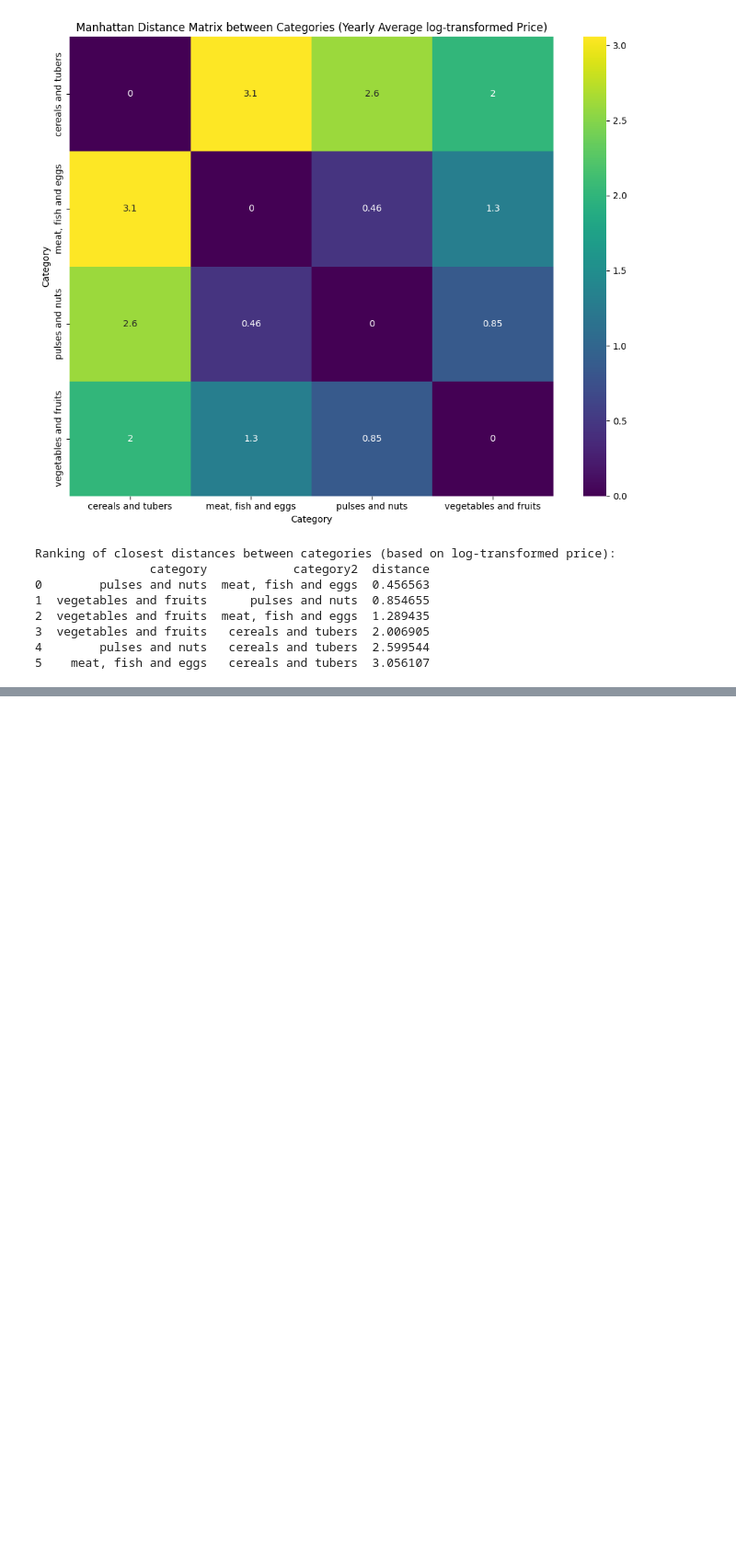
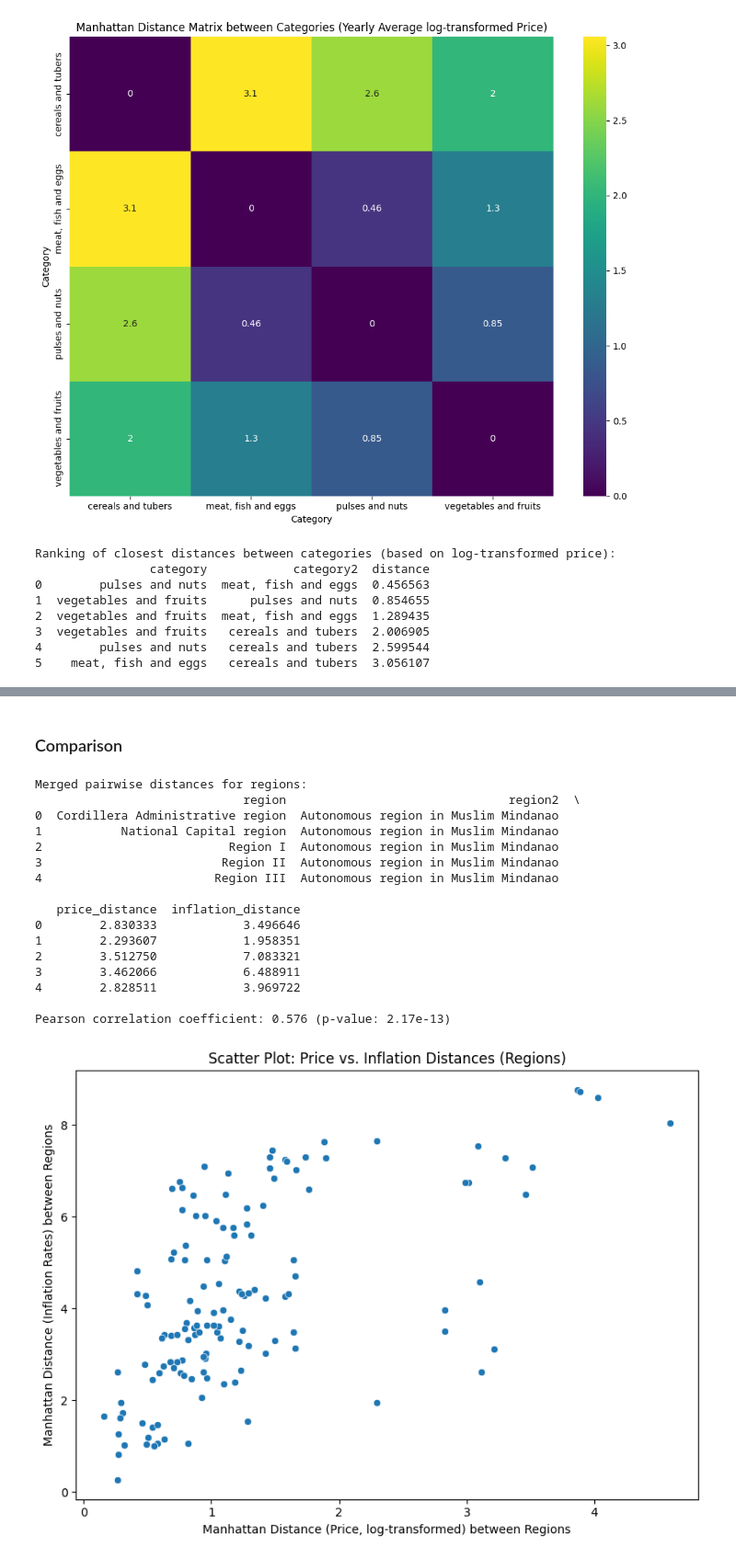
Before and after one commit to mjjj-642/Philippine-FoodPrices, a Jupyter notebook: distance.ipynb, the cells around one changed output, grey strips where cells are left out. Shown at 92% size. Cells and saved outputs as stored; diff of their text form; code cells hidden in the pictures; blank space fills up the shorter version.

```diff
--- a/distance.ipynb
+++ b/distance.ipynb
@@ -308,0 +527,50 @@ Ranking of closest distances between regions (based on yearly average log-transf
+# %% [markdown]
+### Comparison
+# %%
+dist_df_price = dist_df.copy()        # from your price analysis
+dist_df_inflation = dist_inflation_df.copy()  # from your inflation analysis
+
+dist_df_price.index.name = 'region'
+price_long = dist_df_price.reset_index().melt(id_vars='region', var_name='region2', value_name='price_distance')
+price_long = price_long[price_long['region'] != price_long['region2']]
+price_long['pair'] = price_long.apply(lambda row: tuple(sorted([row['region'], row['region2']])), axis=1)
+price_long_unique = price_long.drop_duplicates(subset='pair').drop(columns='pair')
+
+dist_df_inflation.index.name = 'region'
+inflation_long = dist_df_inflation.reset_index().melt(id_vars='region', var_name='region2', value_name='inflation_distance')
+inflation_long = inflation_long[inflation_long['region'] != inflation_long['region2']]
+inflation_long['pair'] = inflation_long.apply(lambda row: tuple(sorted([row['region'], row['region2']])), axis=1)
+inflation_long_unique = inflation_long.drop_duplicates(subset='pair').drop(columns='pair')
+
+merged_distances = pd.merge(price_long_unique, inflation_long_unique, on=['region', 'region2'], how='inner')
+print("Merged pairwise distances for regions:")
+print(merged_distances.head())
+
+corr_coef, p_value = pearsonr(merged_distances['price_distance'], merged_distances['inflation_distance'])
+print(f"\nPearson correlation coefficient: {corr_coef:.3f} (p-value: {p_value:.3g})")
+
+plt.figure(figsize=(8,6))
+sns.scatterplot(data=merged_distances, x='price_distance', y='inflation_distance')
+plt.xlabel("Manhattan Distance (Price, log-transformed) between Regions")
+plt.ylabel("Manhattan Distance (Inflation Rates) between Regions")
+plt.title("Scatter Plot: Price vs. Inflation Distances (Regions)")
+plt.tight_layout()
+plt.show()
+# %% [output]
+Merged pairwise distances for regions:
+                             region                               region2  \
+0  Cordillera Administrative region  Autonomous region in Muslim Mindanao
+1           National Capital region  Autonomous region in Muslim Mindanao
+2                          Region I  Autonomous region in Muslim Mindanao
+3                         Region II  Autonomous region in Muslim Mindanao
+4                        Region III  Autonomous region in Muslim Mindanao
+
+   price_distance  inflation_distance
+0        2.830333            3.496646
+1        2.293607            1.958351
+2        3.512750            7.083321
+3        3.462066            6.488911
+4        2.828511            3.969722
+
+Pearson correlation coefficient: 0.576 (p-value: 2.17e-13)
+[figure, added]
```
Also changed, not shown: parts of 14 cells of this notebook.
